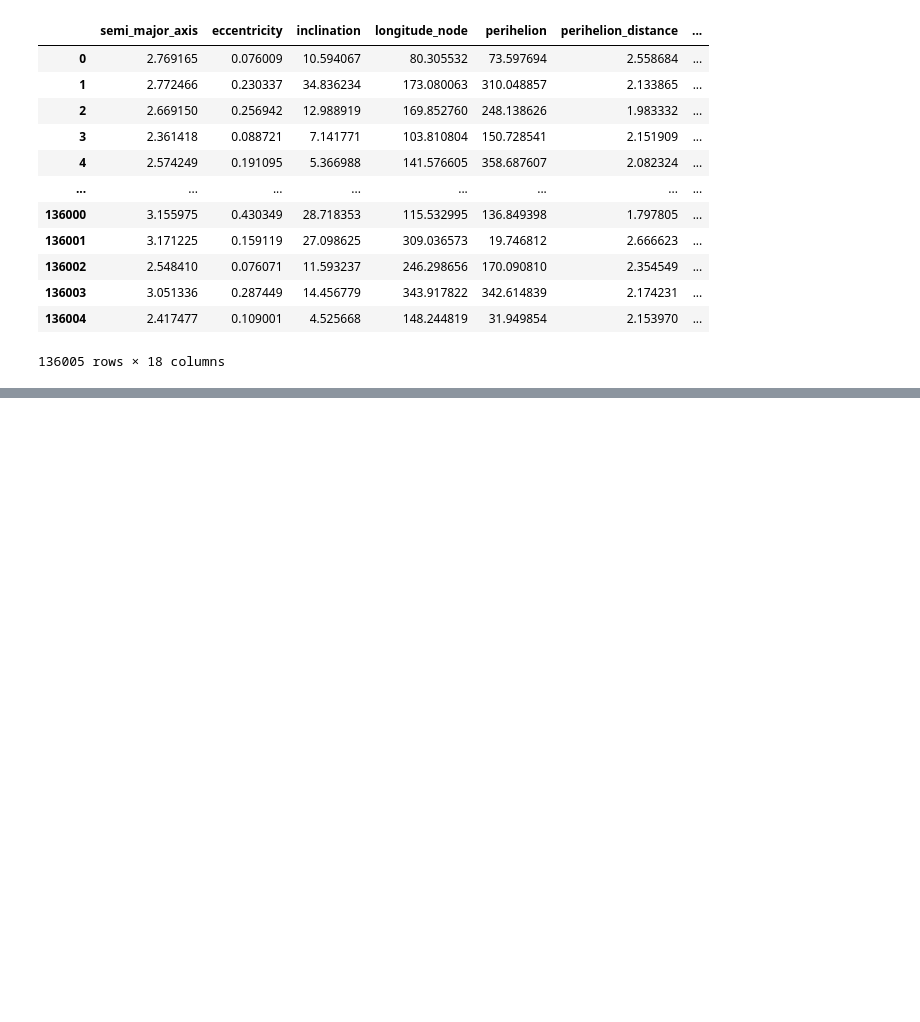
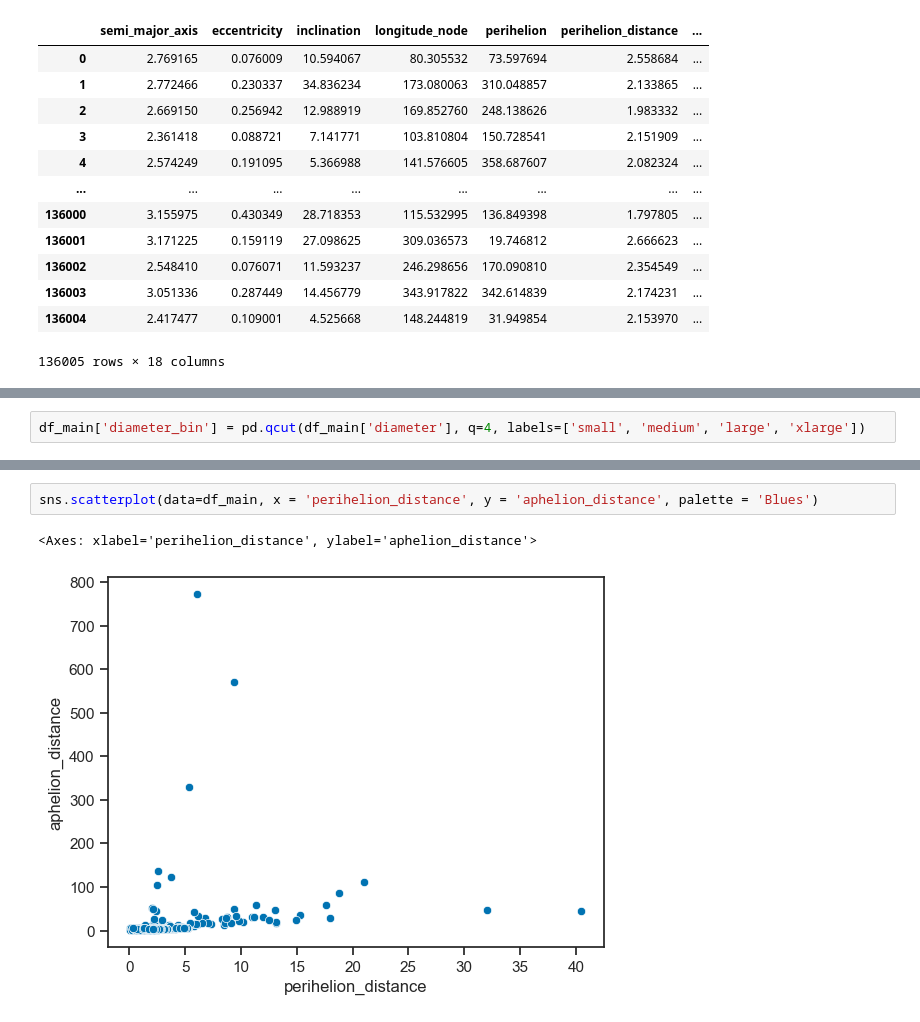
Before and after one commit to raghavSharmaCode/512-project-group-24, a Jupyter notebook: code/EDA.ipynb, the cells around one changed output, grey strips where cells are left out. Cells and saved outputs as stored; diff of their text form; blank space fills up the shorter version.

```diff
--- a/code/EDA.ipynb
+++ b/code/EDA.ipynb
@@ -59,0 +66,2 @@ sns.heatmap(df_main.corr().round(decimals=2), annot=True, cmap='mako')
+# %%
+df_main['diameter_bin'] = pd.qcut(df_main['diameter'], q=4, labels=['small', 'medium', 'large', 'xlarge'])
@@ -59,0 +85,5 @@ sns.heatmap(df_main.corr().round(decimals=2), annot=True, cmap='mako')
+# %%
+sns.scatterplot(data=df_main, x = 'perihelion_distance', y = 'aphelion_distance', palette = 'Blues')
+# %% [output]
+<Axes: xlabel='perihelion_distance', ylabel='aphelion_distance'>
+[figure, added]
```
Also changed, not shown: parts of 4 cells of this notebook, 4 other files.
